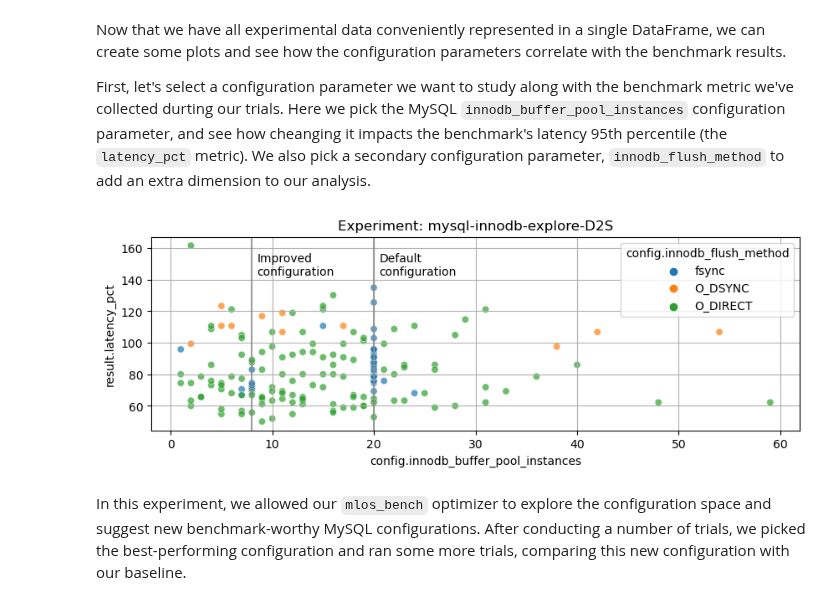
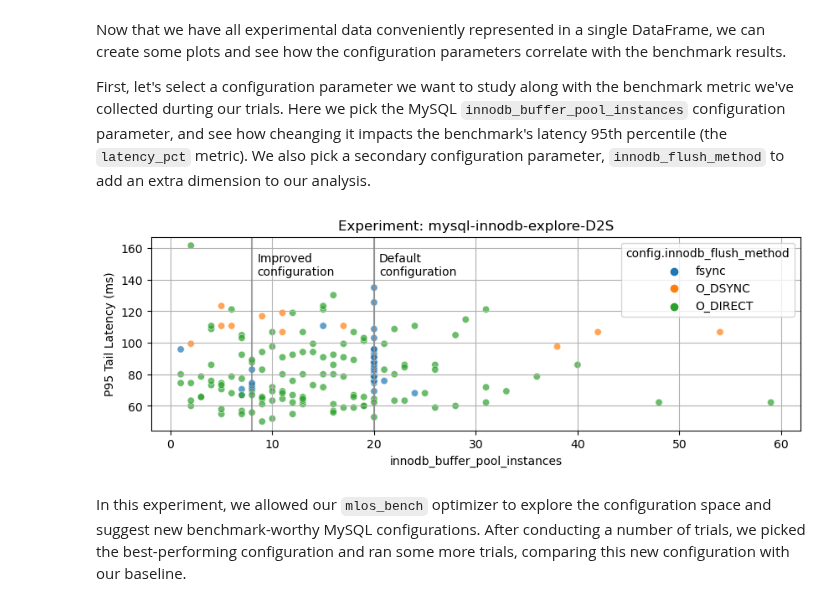
Before and after one commit to Microsoft-CISL/sqlite-autotuning, a Jupyter notebook: mlos_demo_mysql.ipynb, the cells around one changed output. Drawn from its saved outputs; the diff is of its cells as text; code cells hidden in the pictures.

```diff
--- a/mlos_demo_mysql.ipynb
+++ b/mlos_demo_mysql.ipynb
@@ -88,25 +105,47 @@ Now that we have all experimental data conveniently represented in a single Data
 
 First, let's select a configuration parameter we want to study along with the benchmark metric we've collected durting our trials. Here we pick the MySQL `innodb_buffer_pool_instances` configuration parameter, and see how cheanging it impacts the benchmark's latency 95th percentile (the `latency_pct` metric). We also pick a secondary configuration parameter, `innodb_flush_method` to add an extra dimension to our analysis.
 # %%
-PARAM1 = "config.innodb_buffer_pool_instances"
+# The dataframe has a lot of columns. Let's just focus on a few of them.
+
+# This is overall score that we are trying to improve.
+# In this experiment, mlos_bench optimizer is minimizing the P95 tail latency.
+SCORE = "result.latency_pct"
+SCORE_LABEL = "P95 Tail Latency (ms)"
+
+# Pick one configuration parameter and see how it influences the score.
+PARAM1_LABEL = "innodb_buffer_pool_instances"
+PARAM1 = "config." + PARAM1_LABEL
+
+# We can also plot a system metric that might be influenced by the configuration.
+# PARAM2 = "result.writes"
+
+# A categorical configuration parameter is a great choice to add a color dimension to
+# our plot. This way, we can visualize teh score and two configuration parameters at once.
 PARAM2 = "config.innodb_flush_method"
-SCORE = "result.latency_pct"
 # %%
+# Set the size of the figure.
 plt.rcParams["figure.figsize"] = (10, 3)
 
+# Create a scatter plot for that figure
 sns.scatterplot(data=df, x=PARAM1, y=SCORE, hue=PARAM2, marker='o', alpha=0.7)
 
+# Emphasize an area where the default config exists.
+# Note: we know this
+plt.axvline(x=20, color="#888888", alpha=0.8)
+plt.text(20.5, 143, "Default\nconfiguration", horizontalalignment='left', size='medium', color='black')
+
+# Emphasize an area some improved configs exists.
 plt.axvline(x=8, color="#888888", alpha=0.8)
 plt.text(8.5, 143, "Improved\nconfiguration", horizontalalignment='left', size='medium', color='black')
 
-plt.axvline(x=20, color="#888888", alpha=0.8)
-plt.text(20.5, 143, "Default\nconfiguration", horizontalalignment='left', size='medium', color='black')
+plt.xlabel(PARAM1_LABEL)
+plt.ylabel(SCORE_LABEL)
 
 plt.title("Experiment: " + exp.exp_id)
 plt.grid()
 plt.show()
 # %% [output]
-[figure, old version]
+[figure, new version]
 # %% [markdown]
 In this experiment, we allowed our `mlos_bench` optimizer to explore the configuration space and suggest new benchmark-worthy MySQL configurations. After conducting a number of trials, we picked the best-performing configuration and ran some more trials, comparing this new configuration with our baseline.
 # %% [markdown]
```
Also changed, not shown: parts of 8 cells of this notebook, 1 other file.
